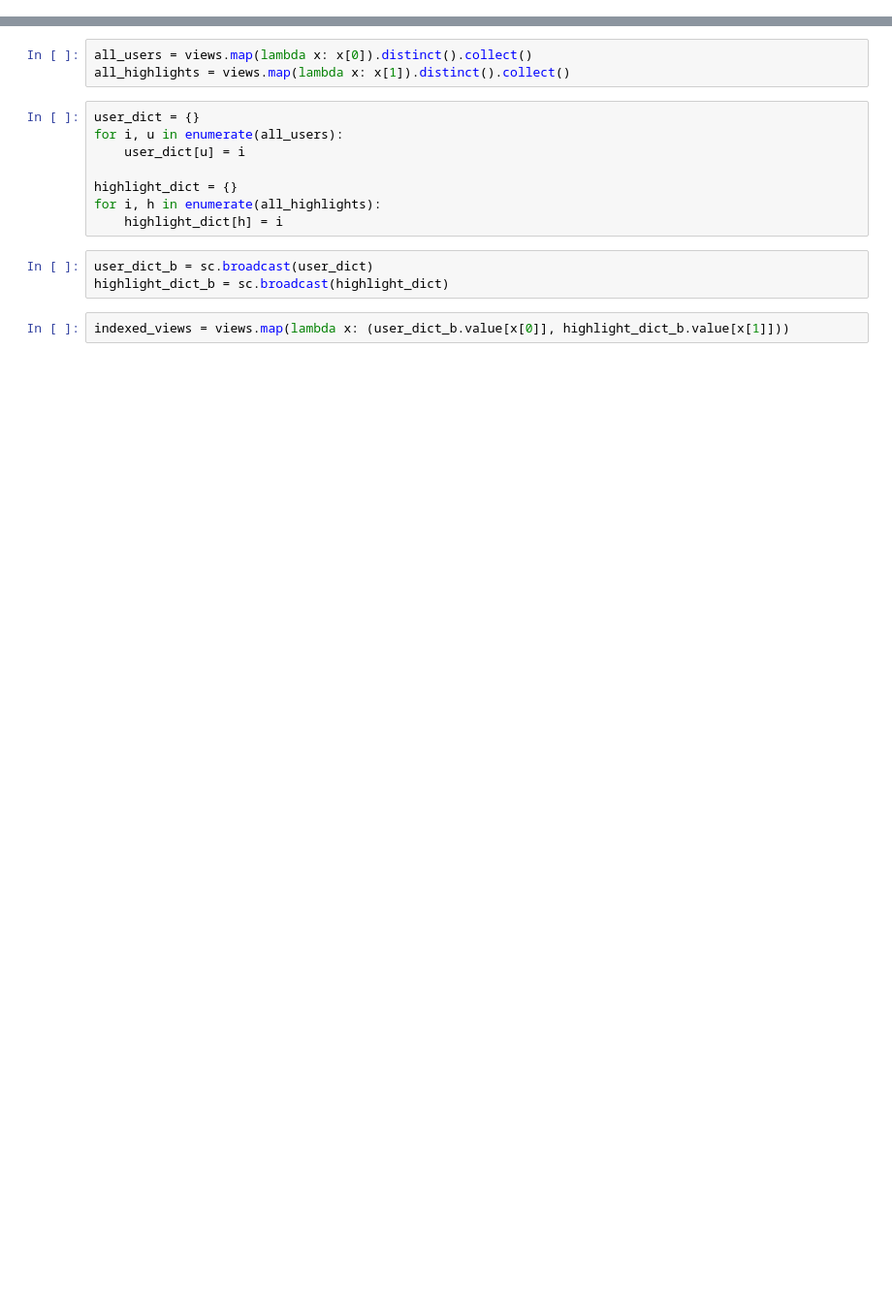
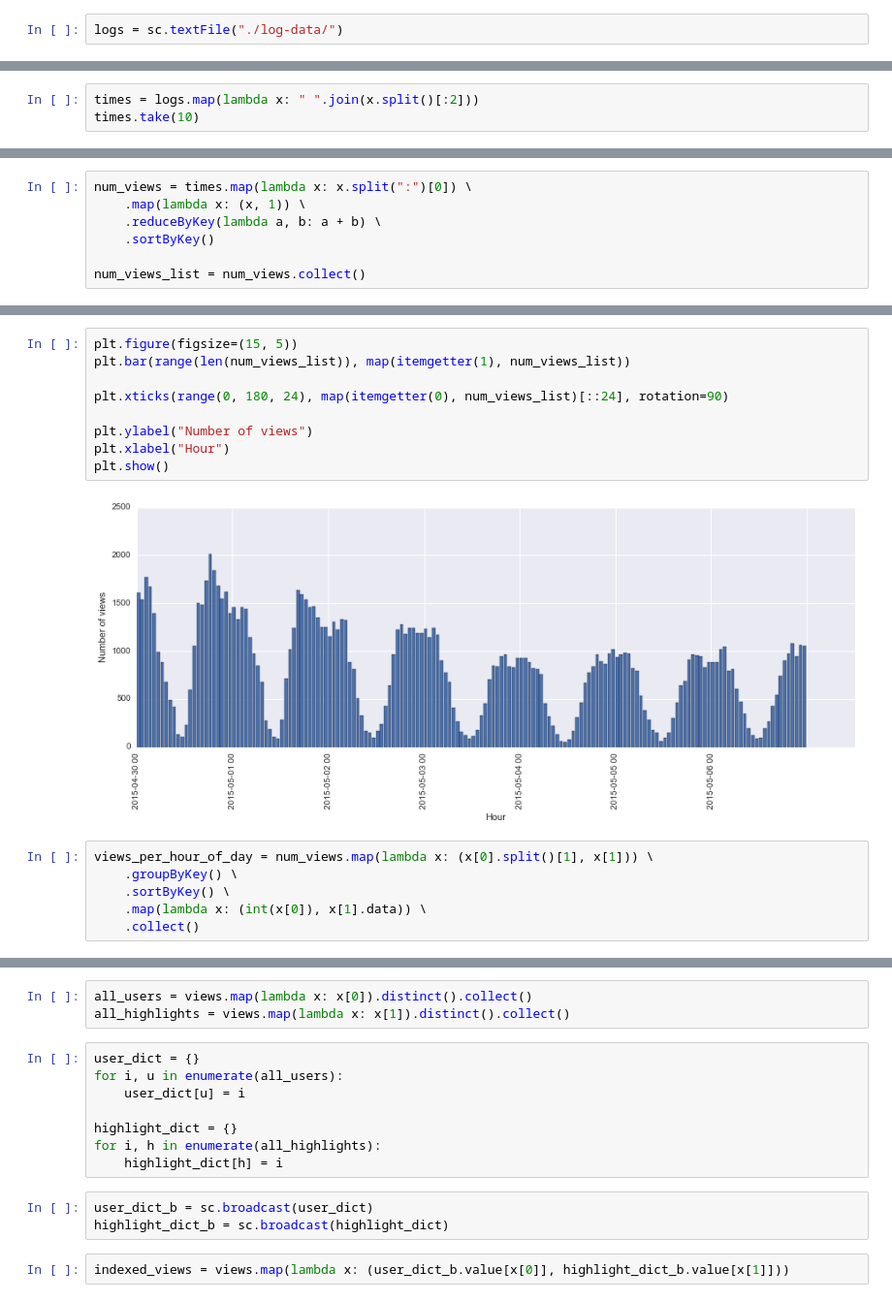
Before and after one commit to jbencook/pyspark-for-data-science, a Jupyter notebook: collaborative-filtering/collaborative-filtering.ipynb, the cells around one changed output, grey strips where cells are left out. Shown at 97% size. Drawn from its saved outputs; the diff is of its cells as text; blank space fills up the shorter version.

```diff
--- a/collaborative-filtering/collaborative-filtering.ipynb
+++ b/collaborative-filtering/collaborative-filtering.ipynb
@@ -5,0 +141,2 @@ rdd = sc.textFile("/Users/bencook/Desktop/pyspark-workshop-data/")
+# %%
+logs = sc.textFile("./log-data/")
@@ -5,0 +157,3 @@ rdd = sc.textFile("/Users/bencook/Desktop/pyspark-workshop-data/")
+# %%
+times = logs.map(lambda x: " ".join(x.split()[:2]))
+times.take(10)
@@ -5,0 +221,7 @@ rdd = sc.textFile("/Users/bencook/Desktop/pyspark-workshop-data/")
+# %%
+num_views = times.map(lambda x: x.split(":")[0]) \
+    .map(lambda x: (x, 1)) \
+    .reduceByKey(lambda a, b: a + b) \
+    .sortByKey()
+
+num_views_list = num_views.collect()
@@ -5,0 +241,17 @@ rdd = sc.textFile("/Users/bencook/Desktop/pyspark-workshop-data/")
+# %%
+plt.figure(figsize=(15, 5))
+plt.bar(range(len(num_views_list)), map(itemgetter(1), num_views_list))
+
+plt.xticks(range(0, 180, 24), map(itemgetter(0), num_views_list)[::24], rotation=90)
+
+plt.ylabel("Number of views")
+plt.xlabel("Hour")
+plt.show()
+# %% [output]
+[figure, added]
+# %%
+views_per_hour_of_day = num_views.map(lambda x: (x[0].split()[1], x[1])) \
+    .groupByKey() \
+    .sortByKey() \
+    .map(lambda x: (int(x[0]), x[1].data)) \
+    .collect()
```
Also changed, not shown: parts of 68 cells of this notebook.
